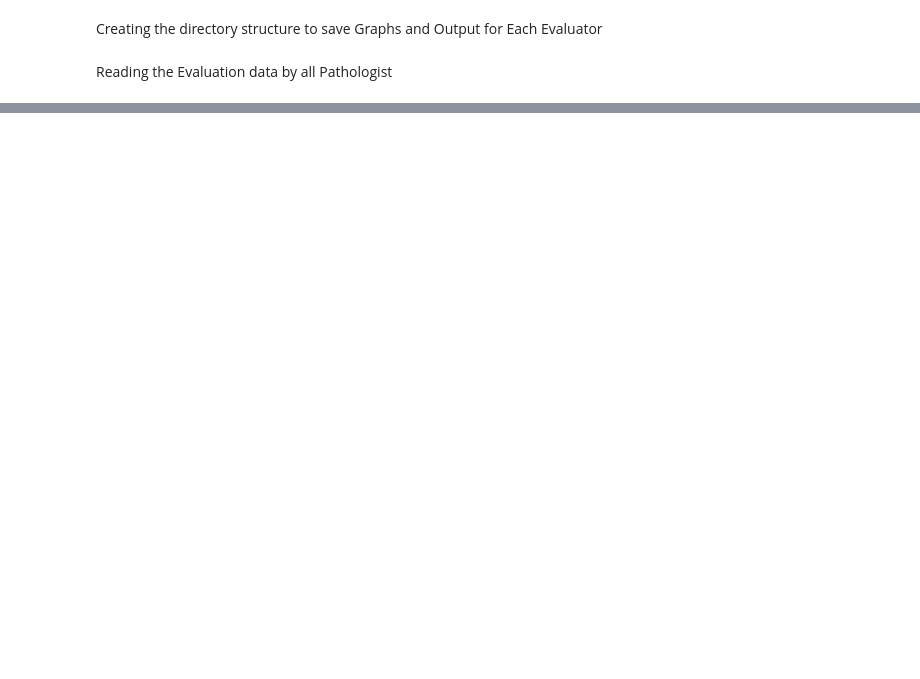
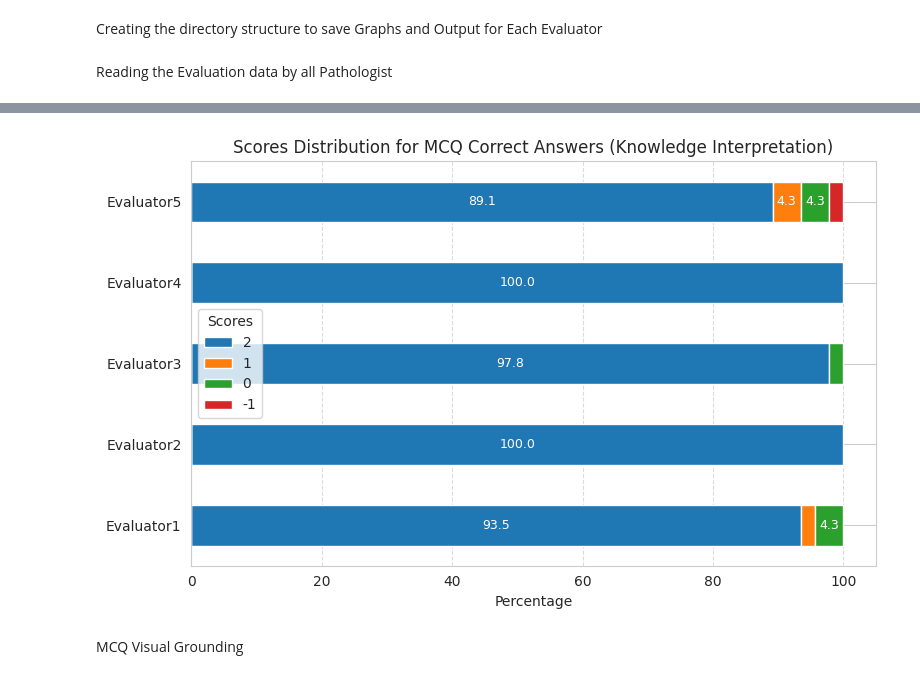
Before and after one commit to embedded-robotics/path-open-data, a Jupyter notebook: data_eval_analysis_scripts/pathopen_eval_data_analysis_combined.ipynb, the cells around one changed output, grey strips where cells are left out. Cells and saved outputs as stored; diff of their text form; code cells hidden in the pictures; blank space fills up the shorter version.

```diff
--- a/data_eval_analysis_scripts/pathopen_eval_data_analysis_combined.ipynb
+++ b/data_eval_analysis_scripts/pathopen_eval_data_analysis_combined.ipynb
@@ -168,0 +111,17 @@ plt.show()
+# %%
+correct_answers_mcq_know_inter = pd.DataFrame([correct_answers_eval_data['evaluator1'].loc['MCQ', 'Knowledge Interpretation'].rename('Evaluator1'),
+                                                      correct_answers_eval_data['evaluator2'].loc['MCQ', 'Knowledge Interpretation'].rename('Evaluator2'),
+                                                      correct_answers_eval_data['evaluator3'].loc['MCQ', 'Knowledge Interpretation'].rename('Evaluator3'),
+                                                      correct_answers_eval_data['evaluator4'].loc['MCQ', 'Knowledge Interpretation'].rename('Evaluator4'),
+                                                      correct_answers_eval_data['evaluator5'].loc['MCQ', 'Knowledge Interpretation'].rename('Evaluator5')])
+
+correct_answers_mcq_know_inter['Level 2'] = round((correct_answers_mcq_know_inter['Level 2']/correct_answers_mcq_know_inter['Total'])*100, 2)
+correct_answers_mcq_know_inter['Level 1'] = round((correct_answers_mcq_know_inter['Level 1']/correct_answers_mcq_know_inter['Total'])*100, 2)
+correct_answers_mcq_know_inter['Level 0'] = round((correct_answers_mcq_know_inter['Level 0']/correct_answers_mcq_know_inter['Total'])*100, 2)
+correct_answers_mcq_know_inter['Level -1'] = round((correct_answers_mcq_know_inter['Level -1']/correct_answers_mcq_know_inter['Total'])*100, 2)
+correct_answers_mcq_know_inter = correct_answers_mcq_know_inter.drop(columns=['Total']).rename(columns={'Level 2': '2',
+                                                                                                        'Level 1': '1',
+                                                                                                        'Level 0': '0',
+                                                                                                        'Level -1': '-1'})
+
+correct_answers_mcq_know_inter
@@ -168,0 +135,17 @@ plt.show()
+# %%
+ax = correct_answers_mcq_know_inter.plot(kind='barh', stacked=True, figsize=(8, 5))
+for container in ax.containers:
+    labels = [f'{v.get_width():.1f}' if v.get_width() > 3 else '' for v in container]
+    ax.bar_label(container, label_type='center', fontsize=9, color='white', labels=labels)
+ax.set_title('Scores Distribution for MCQ Correct Answers (Knowledge Interpretation)')
+ax.set_xlabel('Percentage')
+ax.grid(axis='x', linestyle='--', alpha=0.7)
+ax.legend(title='Scores', loc='best')
+plt.xticks(rotation=0)
+plt.tight_layout()
+plt.savefig(f'{output_data_path}/pathopen_mcq_correct_answers_know_inter.png')
+plt.show()
+# %% [output]
+[figure, added]
+# %% [markdown]
+MCQ Visual Grounding
```
Also changed, not shown: parts of 47 cells of this notebook, 13 other files.
